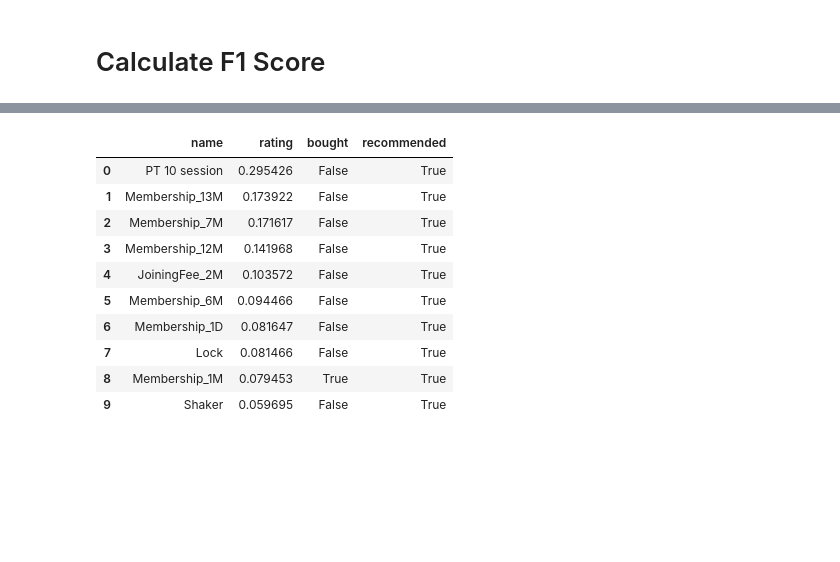
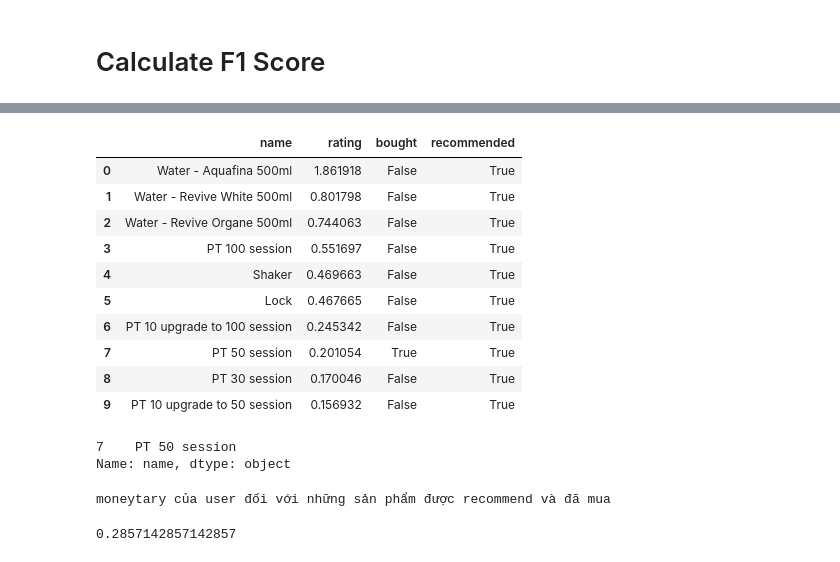
Before and after one commit to tuanio/RFM-model-collaborative-filtering, a Jupyter notebook: notebooks/clustering_first/collaborative filtering.ipynb, the cells around one changed output, grey strips where cells are left out. Cells and saved outputs as stored; diff of their text form; code cells hidden in the pictures; blank space fills up the shorter version.

Commit message:
add calculate moneytaryy

```diff
--- a/notebooks/clustering_first/collaborative filtering.ipynb
+++ b/notebooks/clustering_first/collaborative filtering.ipynb
@@ -405,6 +428,7 @@ def get_recommendation(user_number):
 
 # chỗ này đưa ra danh sách dự đoán sản phẩm
 # cho một user number nào đó lấy từ tập test
-user_number = 101000391
-get_recommendation(user_number)
+user_number = 105002780
+recommended = get_recommendation(user_number)
+recommended
 # %% [output]
@@ -412,11 +437,26 @@ Wall time: 109 ms
 |  | name | rating | bought | recommended |
-| 0 | PT 10 session | 0.295426 | False | True |
-| 1 | Membership_13M | 0.173922 | False | True |
-| 2 | Membership_7M | 0.171617 | False | True |
-| 3 | Membership_12M | 0.141968 | False | True |
-| 4 | JoiningFee_2M | 0.103572 | False | True |
-| 5 | Membership_6M | 0.094466 | False | True |
-| 6 | Membership_1D | 0.081647 | False | True |
-| 7 | Lock | 0.081466 | False | True |
-| 8 | Membership_1M | 0.079453 | True | True |
-| 9 | Shaker | 0.059695 | False | True |
+| 0 | Water - Aquafina 500ml | 1.861918 | False | True |
+| 1 | Water - Revive White 500ml | 0.801798 | False | True |
+| 2 | Water - Revive Organe 500ml | 0.744063 | False | True |
+| 3 | PT 100 session | 0.551697 | False | True |
+| 4 | Shaker | 0.469663 | False | True |
+| 5 | Lock | 0.467665 | False | True |
+| 6 | PT 10 upgrade to 100 session | 0.245342 | False | True |
+| 7 | PT 50 session | 0.201054 | True | True |
+| 8 | PT 30 session | 0.170046 | False | True |
+| 9 | PT 10 upgrade to 50 session | 0.156932 | False | True |
+# %%
+bought = recommended.query('bought == True').name
+bought
+# %% [output]
+7    PT 50 session
+Name: name, dtype: object
+# %%
+print("moneytary của user đối với những sản phẩm được recommend và đã mua")
+rfm_test_ui[(
+    (rfm_test_ui['User number'] == user_number)
+    & (rfm_test_ui['Product Name'].isin(bought))
+)]['Moneytary'].sum()
+# %% [output]
+moneytary của user đối với những sản phẩm được recommend và đã mua
+0.2857142857142857
```
Also changed, not shown: parts of 11 cells of this notebook, 1 other file.
